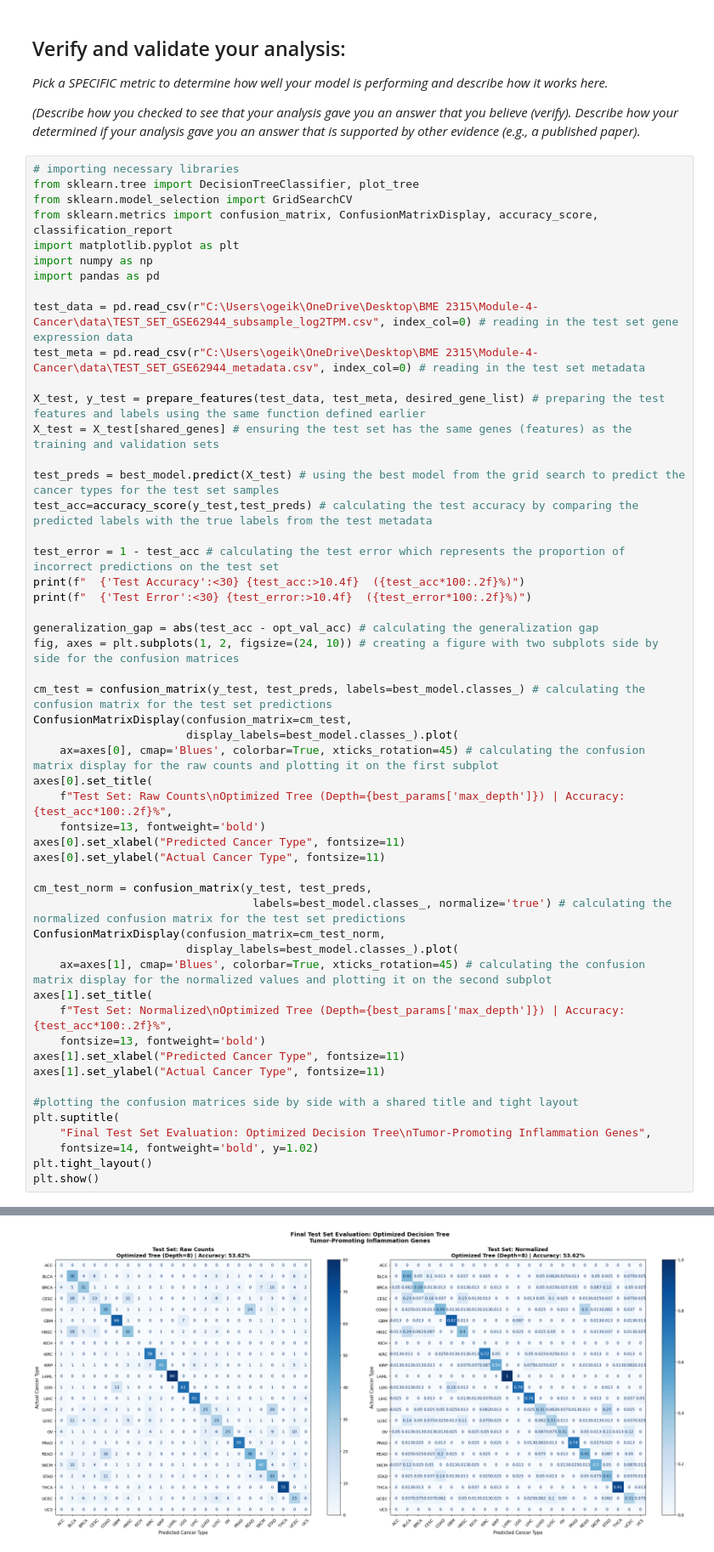
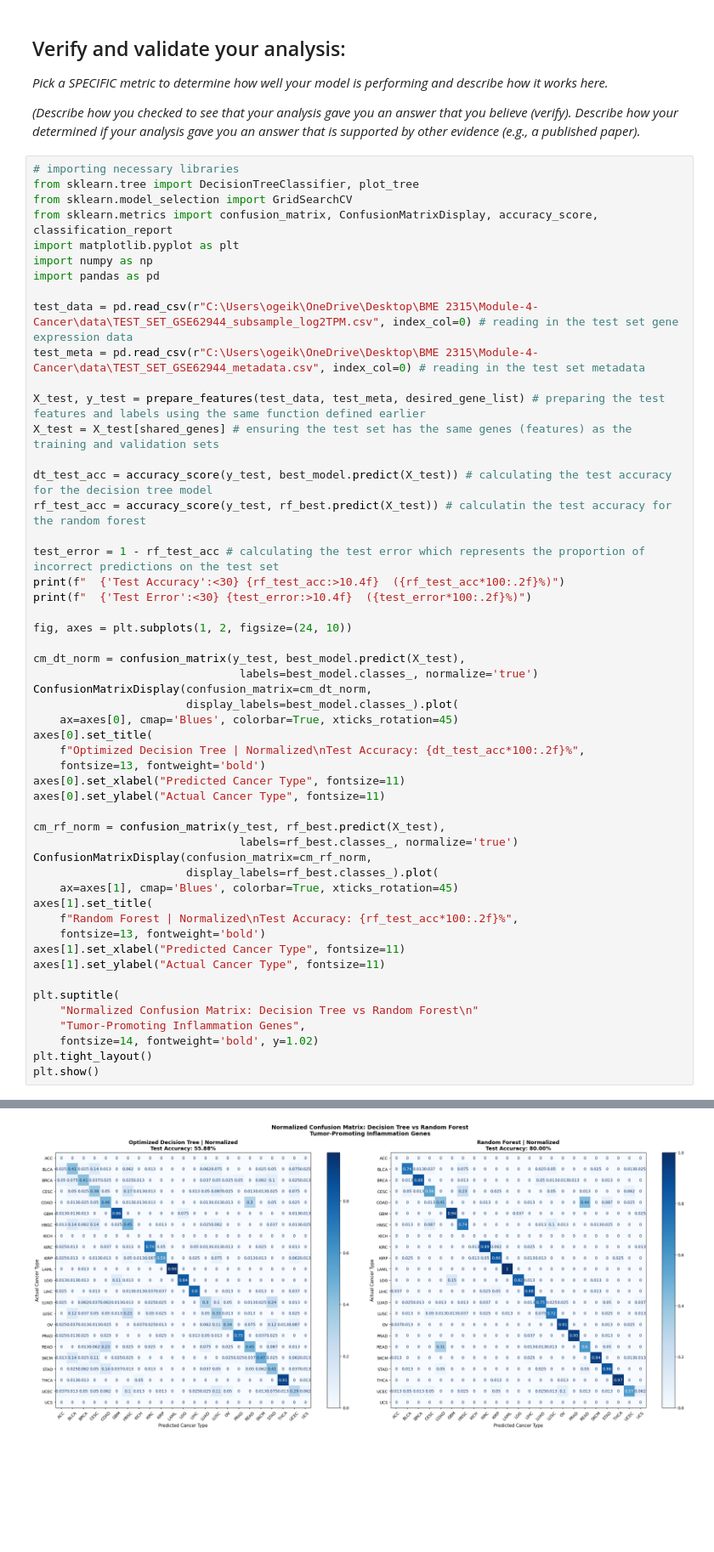
Before and after one commit to ogeikem/Module-4-Cancer, a Jupyter notebook: code/Module 4 Template.ipynb, the cells around one changed output, grey strips where cells are left out. Shown at 85% size. Saved outputs shown, nothing was run; the diff lists cells and outputs as text; blank space fills up the shorter version.

Commit message:
updating random forest and verification

```diff
--- a/code/Module 4 Template.ipynb
+++ b/code/Module 4 Template.ipynb
@@ -873,40 +827,40 @@ test_meta = pd.read_csv(r"C:\Users\ogeik\OneDrive\Desktop\BME 2315\Module-4-Canc
 X_test, y_test = prepare_features(test_data, test_meta, desired_gene_list) # preparing the test features and labels using the same function defined earlier
 X_test = X_test[shared_genes] # ensuring the test set has the same genes (features) as the training and validation sets
 
-test_preds = best_model.predict(X_test) # using the best model from the grid search to predict the cancer types for the test set samples
-test_acc=accuracy_score(y_test,test_preds) # calculating the test accuracy by comparing the predicted labels with the true labels from the test metadata
+dt_test_acc = accuracy_score(y_test, best_model.predict(X_test)) # calculating the test accuracy for the decision tree model
+rf_test_acc = accuracy_score(y_test, rf_best.predict(X_test)) # calculatin the test accuracy for the random forest
 
-test_error = 1 - test_acc # calculating the test error which represents the proportion of incorrect predictions on the test set
-print(f"  {'Test Accuracy':<30} {test_acc:>10.4f}  ({test_acc*100:.2f}%)")
+test_error = 1 - rf_test_acc # calculating the test error which represents the proportion of incorrect predictions on the test set
+print(f"  {'Test Accuracy':<30} {rf_test_acc:>10.4f}  ({rf_test_acc*100:.2f}%)")
 print(f"  {'Test Error':<30} {test_error:>10.4f}  ({test_error*100:.2f}%)")
 
-generalization_gap = abs(test_acc - opt_val_acc) # calculating the generalization gap
-fig, axes = plt.subplots(1, 2, figsize=(24, 10)) # creating a figure with two subplots side by side for the confusion matrices
+fig, axes = plt.subplots(1, 2, figsize=(24, 10))
 
-cm_test = confusion_matrix(y_test, test_preds, labels=best_model.classes_) # calculating the confusion matrix for the test set predictions
-ConfusionMatrixDisplay(confusion_matrix=cm_test,
+cm_dt_norm = confusion_matrix(y_test, best_model.predict(X_test),
+                               labels=best_model.classes_, normalize='true')
+ConfusionMatrixDisplay(confusion_matrix=cm_dt_norm,
                        display_labels=best_model.classes_).plot(
-    ax=axes[0], cmap='Blues', colorbar=True, xticks_rotation=45) # calculating the confusion matrix display for the raw counts and plotting it on the first subplot
+    ax=axes[0], cmap='Blues', colorbar=True, xticks_rotation=45)
 axes[0].set_title(
-    f"Test Set: Raw Counts\nOptimized Tree (Depth={best_params['max_depth']}) | Accuracy: {test_acc*100:.2f}%",
+    f"Optimized Decision Tree | Normalized\nTest Accuracy: {dt_test_acc*100:.2f}%",
     fontsize=13, fontweight='bold')
 axes[0].set_xlabel("Predicted Cancer Type", fontsize=11)
 axes[0].set_ylabel("Actual Cancer Type", fontsize=11)
 
-cm_test_norm = confusion_matrix(y_test, test_preds,
-                                 labels=best_model.classes_, normalize='true') # calculating the normalized confusion matrix for the test set predictions
-ConfusionMatrixDisplay(confusion_matrix=cm_test_norm,
-                       display_labels=best_model.classes_).plot(
-    ax=axes[1], cmap='Blues', colorbar=True, xticks_rotation=45) # calculating the confusion matrix display for the normalized values and plotting it on the second subplot
+cm_rf_norm = confusion_matrix(y_test, rf_best.predict(X_test),
+                               labels=rf_best.classes_, normalize='true')
+ConfusionMatrixDisplay(confusion_matrix=cm_rf_norm,
+                       display_labels=rf_best.classes_).plot(
+    ax=axes[1], cmap='Blues', colorbar=True, xticks_rotation=45)
 axes[1].set_title(
-    f"Test Set: Normalized\nOptimized Tree (Depth={best_params['max_depth']}) | Accuracy: {test_acc*100:.2f}%",
+    f"Random Forest | Normalized\nTest Accuracy: {rf_test_acc*100:.2f}%",
     fontsize=13, fontweight='bold')
 axes[1].set_xlabel("Predicted Cancer Type", fontsize=11)
 axes[1].set_ylabel("Actual Cancer Type", fontsize=11)
 
-#plotting the confusion matrices side by side with a shared title and tight layout
 plt.suptitle(
-    "Final Test Set Evaluation: Optimized Decision Tree\nTumor-Promoting Inflammation Genes",
+    "Normalized Confusion Matrix: Decision Tree vs Random Forest\n"
+    "Tumor-Promoting Inflammation Genes",
     fontsize=14, fontweight='bold', y=1.02)
 plt.tight_layout()
 plt.show()
@@ -916,2 +870,2 @@ plt.show()
-[figure, old version]
+[figure, new version]
 # %% [markdown]
```
Also changed, not shown: parts of 5 cells of this notebook.
